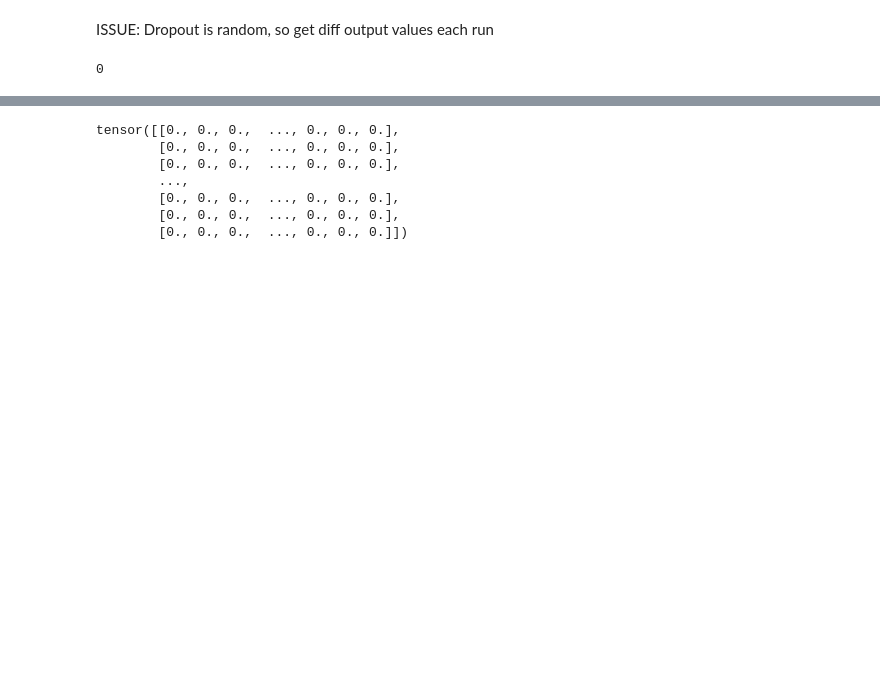
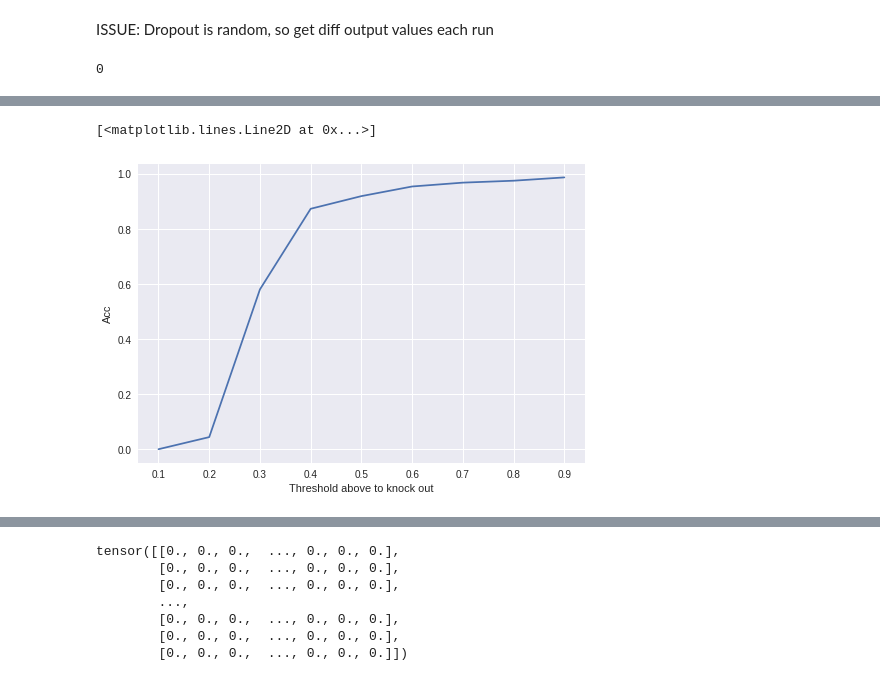
Before and after one commit to wlg1/analogous_neuron_circuit_expms, a Jupyter notebook: MNIST_1_vs_7.ipynb, the cells around one changed output, grey strips where cells are left out. Drawn from its saved outputs; the diff is of its cells as text; code cells hidden in the pictures; blank space fills up the shorter version.

Commit message:
Set weights above threshold to 0 and compare to hist of random weights set to 0

```diff
--- a/MNIST_1_vs_7.ipynb
+++ b/MNIST_1_vs_7.ipynb
@@ -580,0 +631,27 @@ for weight in range(512):
+# %%
+thrs_acc = {}
+thrs_acc_ones = {}
+for thrs in range(1, 10):
+    thrs /= 10
+    num_weights_knockedout = 0
+    model_copy_2 = copy.deepcopy(model)
+    for ly in model_copy_2.named_modules():
+        if ly[0] == 'fc1':
+            layer_0_to_1_weights = ly[1].weight.data
+            break
+    for weight in range(512):
+        if abs(diffs[weight]) > thrs:
+            layer_0_to_1_weights[weight] = 0
+            num_weights_knockedout += 1
+
+    output_afterCorrupt_2 = model_copy_2(seven_images)
+    _, preds = torch.max(output_afterCorrupt_2, 1) # convert output probabilities to predicted class
+    acc = preds.tolist().count(7) / len(preds)
+    thrs_acc[thrs] = acc
+    print(thrs, num_weights_knockedout, acc)
+
+    output_afterCorrupt_2 = model_copy_2(one_images)
+    _, preds = torch.max(output_afterCorrupt_2, 1) # convert output probabilities to predicted class
+    acc = preds.tolist().count(1) / len(preds)
+    thrs_acc_ones[thrs] = acc
+    print(thrs, num_weights_knockedout, acc)
@@ -580,0 +677,8 @@ for weight in range(512):
+# %%
+import matplotlib.pyplot as plt
+plt.ylabel('Acc')
+plt.xlabel('Threshold above to knock out')
+plt.plot(thrs_acc.keys(), thrs_acc.values())
+# %% [output]
+[<matplotlib.lines.Line2D at 0x...>]
+[figure, added]
```
Also changed, not shown: parts of 27 cells of this notebook.
